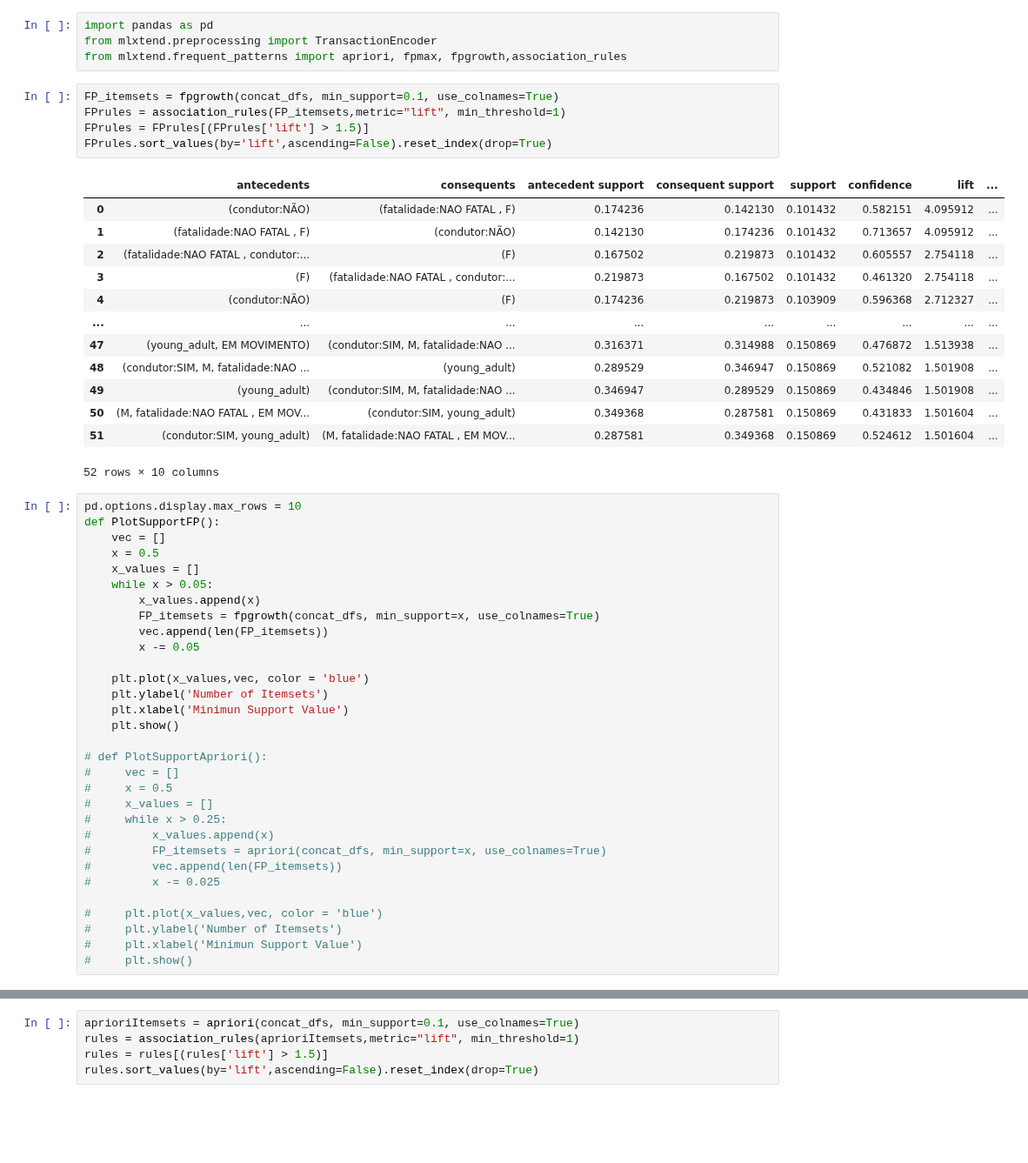
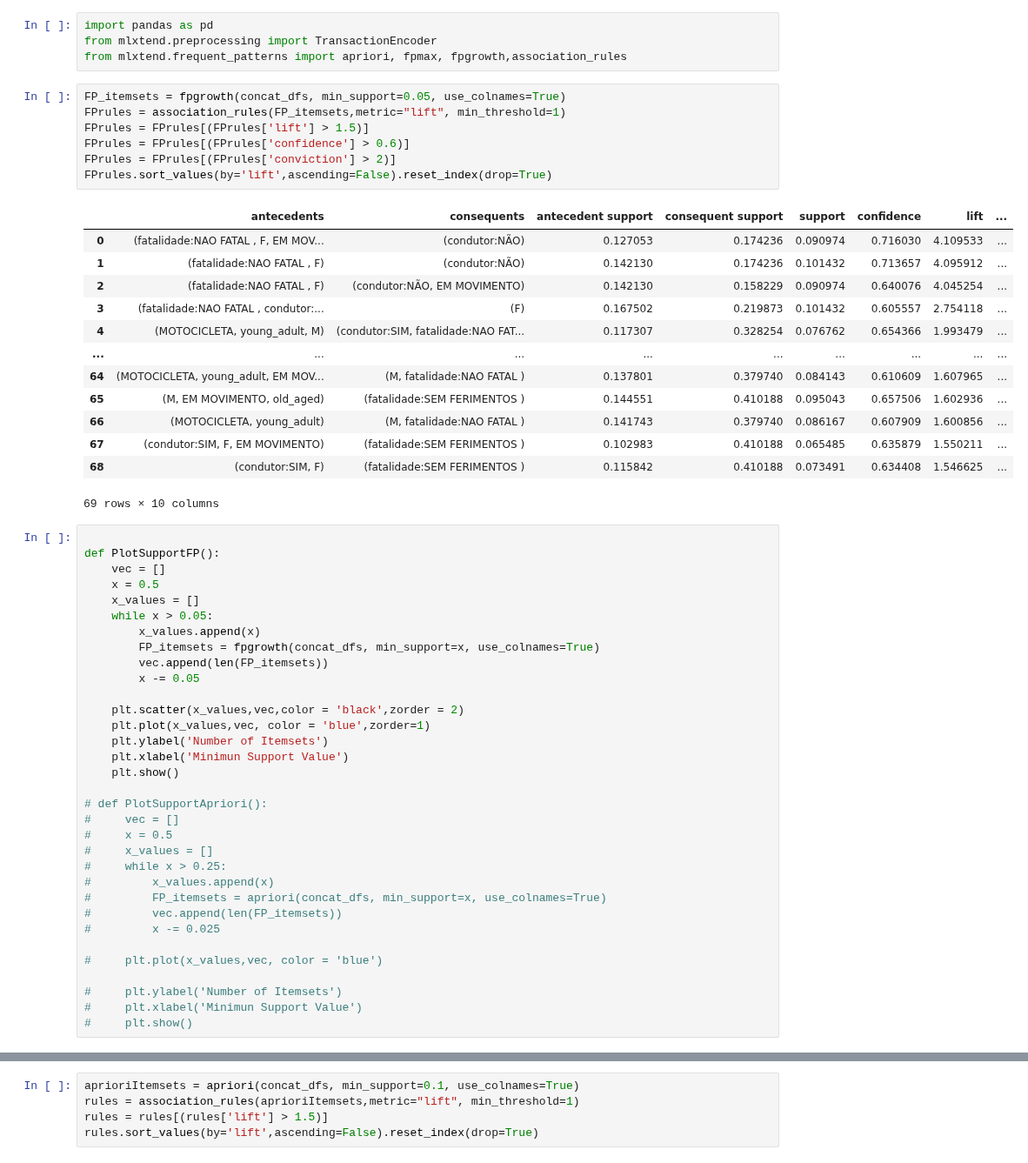
Before and after one commit to SamuelLipovetsky/mda_project, a Jupyter notebook: ItemsetMining.ipynb, the cells around one changed output, grey strips where cells are left out. Shown at 87% size. Drawn from its saved outputs; the diff is of its cells as text; blank space fills up the shorter version.

```diff
--- a/ItemsetMining.ipynb
+++ b/ItemsetMining.ipynb
@@ -275,26 +281,28 @@ import pandas as pd
 from mlxtend.preprocessing import TransactionEncoder
 from mlxtend.frequent_patterns import apriori, fpmax, fpgrowth,association_rules
 # %%
-FP_itemsets = fpgrowth(concat_dfs, min_support=0.1, use_colnames=True)
+FP_itemsets = fpgrowth(concat_dfs, min_support=0.05, use_colnames=True)
 FPrules = association_rules(FP_itemsets,metric="lift", min_threshold=1)
 FPrules = FPrules[(FPrules['lift'] > 1.5)]
+FPrules = FPrules[(FPrules['confidence'] > 0.6)]
+FPrules = FPrules[(FPrules['conviction'] > 2)]
 FPrules.sort_values(by='lift',ascending=False).reset_index(drop=True)
 # %% [output]
 |  | antecedents | consequents | antecedent support | consequent support | support | confidence | lift | ... |
-| 0 | (condutor:NÃO) | (fatalidade:NAO FATAL , F) | 0.174236 | 0.142130 | 0.101432 | 0.582151 | 4.095912 | ... |
+| 0 | (fatalidade:NAO FATAL , F, EM MOV... | (condutor:NÃO) | 0.127053 | 0.174236 | 0.090974 | 0.716030 | 4.109533 | ... |
 | 1 | (fatalidade:NAO FATAL , F) | (condutor:NÃO) | 0.142130 | 0.174236 | 0.101432 | 0.713657 | 4.095912 | ... |
-| 2 | (fatalidade:NAO FATAL , condutor:... | (F) | 0.167502 | 0.219873 | 0.101432 | 0.605557 | 2.754118 | ... |
-| 3 | (F) | (fatalidade:NAO FATAL , condutor:... | 0.219873 | 0.167502 | 0.101432 | 0.461320 | 2.754118 | ... |
-| 4 | (condutor:NÃO) | (F) | 0.174236 | 0.219873 | 0.103909 | 0.596368 | 2.712327 | ... |
+| 2 | (fatalidade:NAO FATAL , F) | (condutor:NÃO, EM MOVIMENTO) | 0.142130 | 0.158229 | 0.090974 | 0.640076 | 4.045254 | ... |
+| 3 | (fatalidade:NAO FATAL , condutor:... | (F) | 0.167502 | 0.219873 | 0.101432 | 0.605557 | 2.754118 | ... |
+| 4 | (MOTOCICLETA, young_adult, M) | (condutor:SIM, fatalidade:NAO FAT... | 0.117307 | 0.328254 | 0.076762 | 0.654366 | 1.993479 | ... |
 | ... | ... | ... | ... | ... | ... | ... | ... | ... |
-| 47 | (young_adult, EM MOVIMENTO) | (condutor:SIM, M, fatalidade:NAO ... | 0.316371 | 0.314988 | 0.150869 | 0.476872 | 1.513938 | ... |
-| 48 | (condutor:SIM, M, fatalidade:NAO ... | (young_adult) | 0.289529 | 0.346947 | 0.150869 | 0.521082 | 1.501908 | ... |
-| 49 | (young_adult) | (condutor:SIM, M, fatalidade:NAO ... | 0.346947 | 0.289529 | 0.150869 | 0.434846 | 1.501908 | ... |
-| 50 | (M, fatalidade:NAO FATAL , EM MOV... | (condutor:SIM, young_adult) | 0.349368 | 0.287581 | 0.150869 | 0.431833 | 1.501604 | ... |
-| 51 | (condutor:SIM, young_adult) | (M, fatalidade:NAO FATAL , EM MOV... | 0.287581 | 0.349368 | 0.150869 | 0.524612 | 1.501604 | ... |
+| 64 | (MOTOCICLETA, young_adult, EM MOV... | (M, fatalidade:NAO FATAL ) | 0.137801 | 0.379740 | 0.084143 | 0.610609 | 1.607965 | ... |
+| 65 | (M, EM MOVIMENTO, old_aged) | (fatalidade:SEM FERIMENTOS ) | 0.144551 | 0.410188 | 0.095043 | 0.657506 | 1.602936 | ... |
+| 66 | (MOTOCICLETA, young_adult) | (M, fatalidade:NAO FATAL ) | 0.141743 | 0.379740 | 0.086167 | 0.607909 | 1.600856 | ... |
+| 67 | (condutor:SIM, F, EM MOVIMENTO) | (fatalidade:SEM FERIMENTOS ) | 0.102983 | 0.410188 | 0.065485 | 0.635879 | 1.550211 | ... |
+| 68 | (condutor:SIM, F) | (fatalidade:SEM FERIMENTOS ) | 0.115842 | 0.410188 | 0.073491 | 0.634408 | 1.546625 | ... |
-52 rows × 10 columns
+69 rows × 10 columns
 # %%
-pd.options.display.max_rows = 10
+
 def PlotSupportFP():
     vec = []
     x = 0.5
@@ -305,7 +313,8 @@ def PlotSupportFP():
         vec.append(len(FP_itemsets))
         x -= 0.05
 
-    plt.plot(x_values,vec, color = 'blue')
+    plt.scatter(x_values,vec,color = 'black',zorder = 2)
+    plt.plot(x_values,vec, color = 'blue',zorder=1)
     plt.ylabel('Number of Itemsets')
     plt.xlabel('Minimun Support Value')
     plt.show()
@@ -321,6 +330,7 @@ def PlotSupportFP():
 #         x -= 0.025
 
 #     plt.plot(x_values,vec, color = 'blue')
+
 #     plt.ylabel('Number of Itemsets')
 #     plt.xlabel('Minimun Support Value')
 #     plt.show()
```
Also changed, not shown: parts of 8 cells of this notebook, 1 other file.
